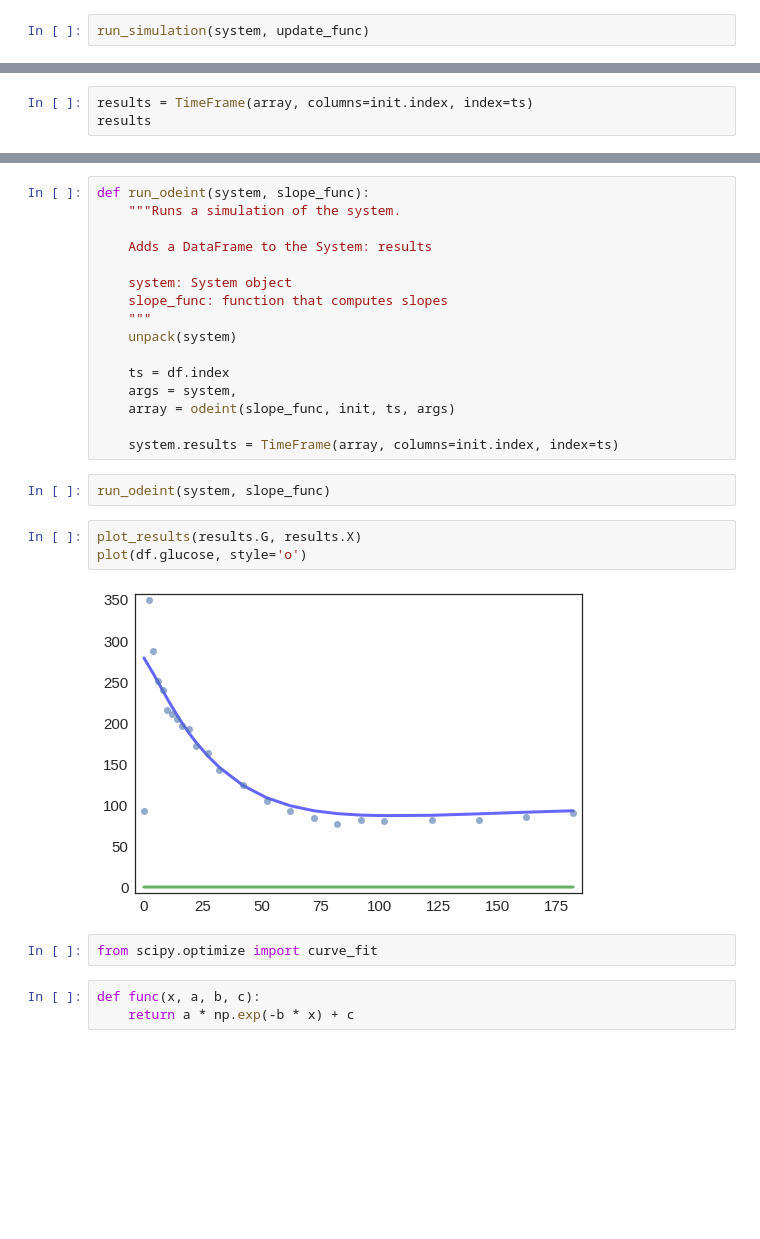
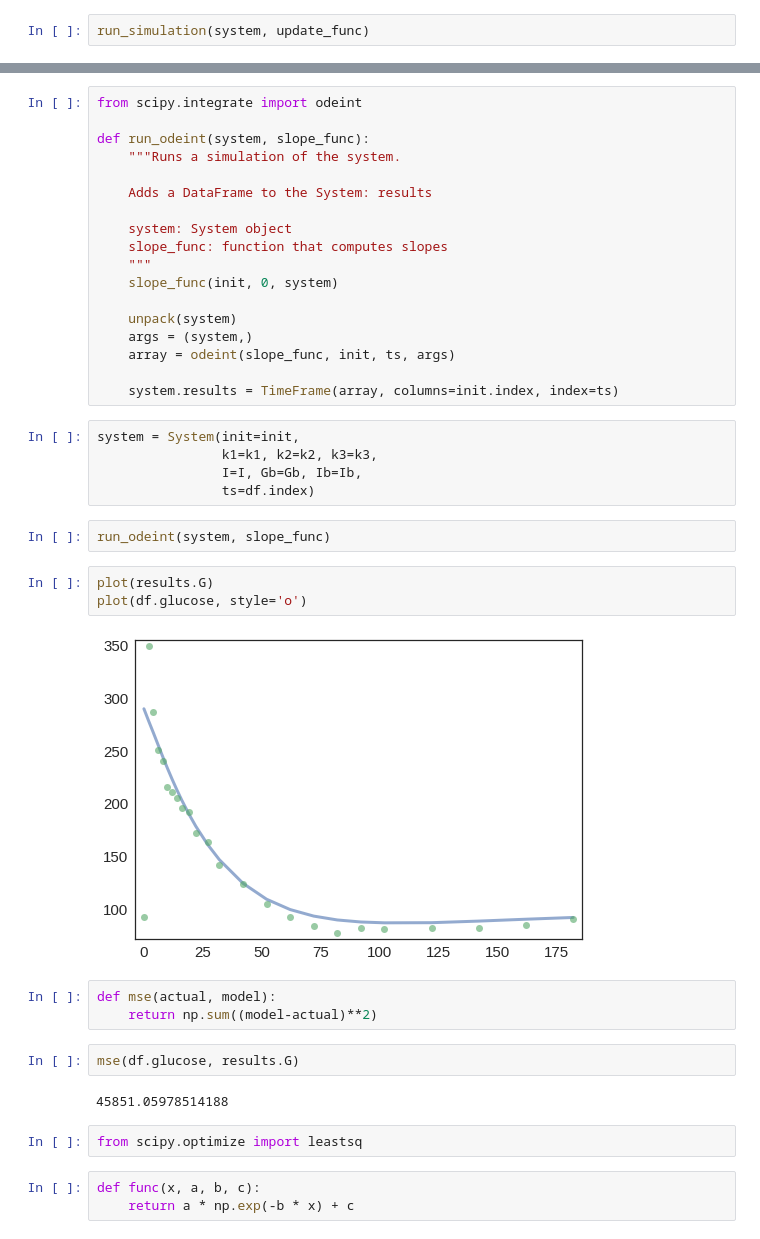
Before and after one commit to AllenDowney/ModSimPy, a Jupyter notebook: code/chap08soln.ipynb, the cells around one changed output, grey strips where cells are left out. Saved outputs shown, nothing was run; the diff lists cells and outputs as text; blank space fills up the shorter version.

```diff
--- a/code/chap08soln.ipynb
+++ b/code/chap08soln.ipynb
@@ -202,3 +199,0 @@ array = odeint(slope_func, init, ts, args)
-# %%
-results = TimeFrame(array, columns=init.index, index=ts)
-results
@@ -233,4 +200,6 @@ plot(df.glucose, style='o')
 # %%
+from scipy.integrate import odeint
+
 def run_odeint(system, slope_func):
     """Runs a simulation of the system.
 
@@ -239,22 +208,34 @@ def run_odeint(system, slope_func):
     system: System object
     slope_func: function that computes slopes
     """
+    slope_func(init, 0, system)
+
     unpack(system)
-
-    ts = df.index
-    args = system,
+    args = (system,)
     array = odeint(slope_func, init, ts, args)
 
     system.results = TimeFrame(array, columns=init.index, index=ts)
+# %%
+system = System(init=init,
+                k1=k1, k2=k2, k3=k3,
+                I=I, Gb=Gb, Ib=Ib,
+                ts=df.index)
 # %%
 run_odeint(system, slope_func)
 # %%
-plot_results(results.G, results.X)
+plot(results.G)
 plot(df.glucose, style='o')
 # %% [output]
-[figure, old version]
+[figure, new version]
+# %%
+def mse(actual, model):
+    return np.sum((model-actual)**2)
+# %%
+mse(df.glucose, results.G)
+# %% [output]
+45851.05978514188
 # %%
-from scipy.optimize import curve_fit
+from scipy.optimize import leastsq
 # %%
 def func(x, a, b, c):
     return a * np.exp(-b * x) + c
```
Also changed, not shown: parts of 64 cells of this notebook.
